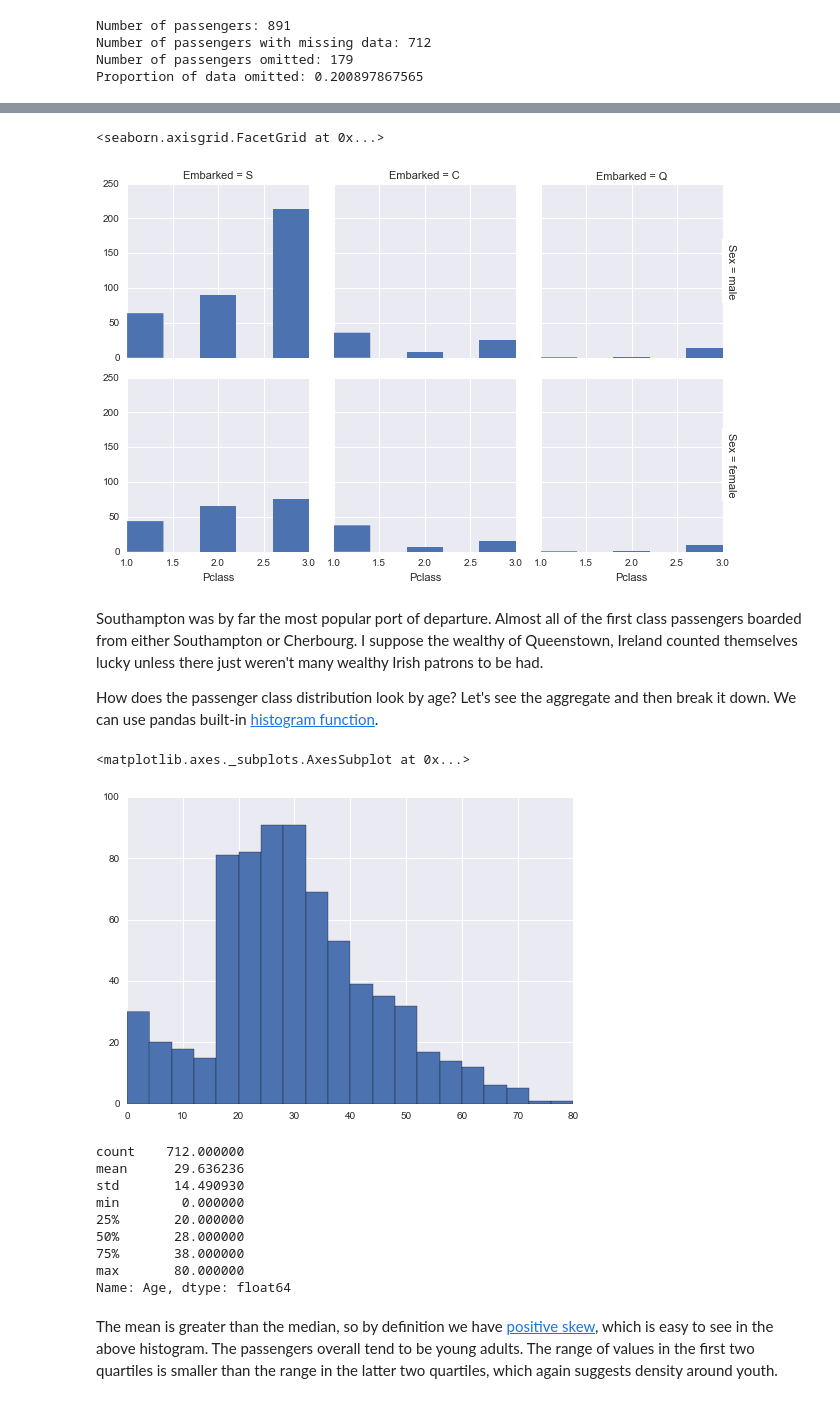
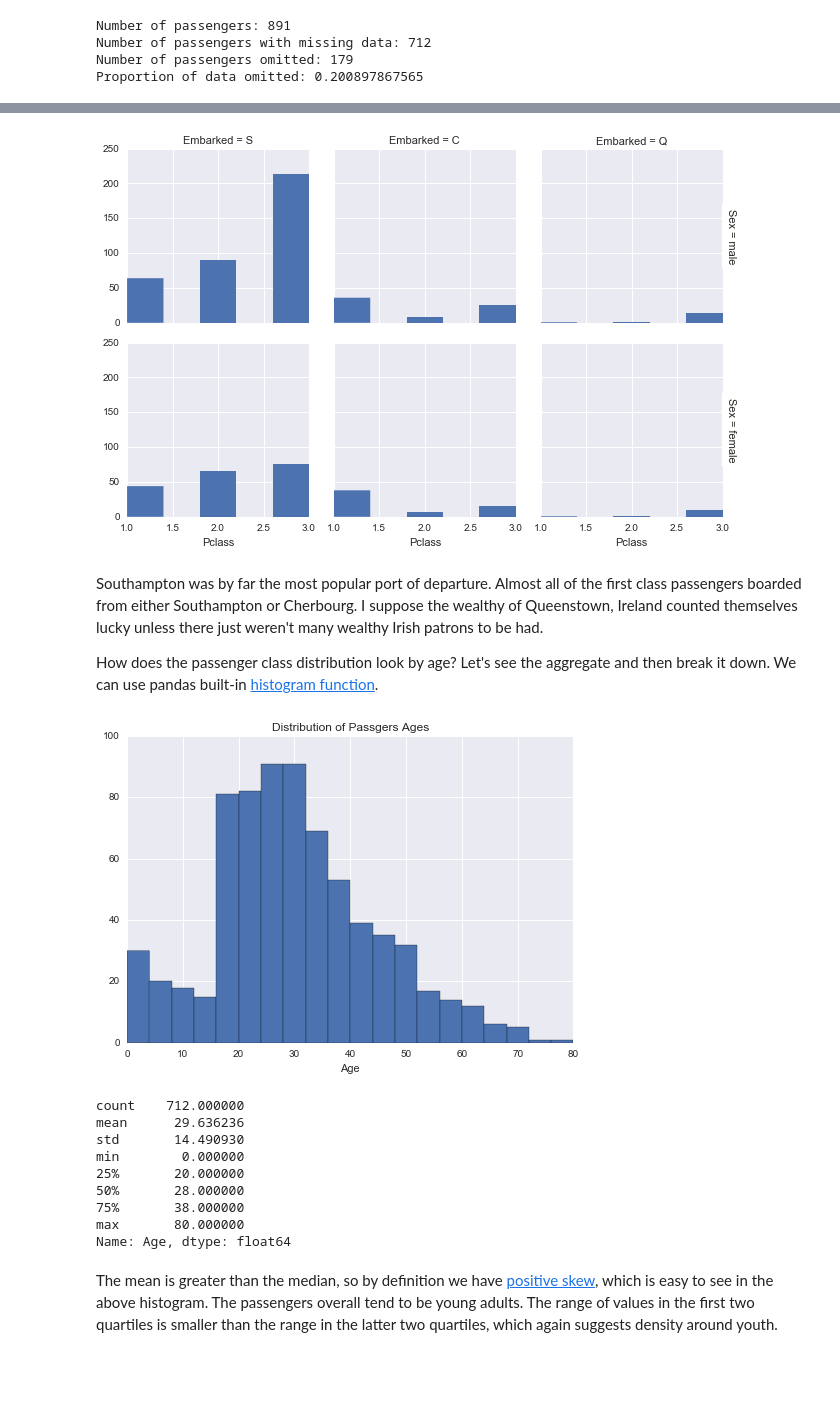
Before and after one commit to nathan-booth/DAND-project2, a Jupyter notebook: titanic.ipynb, the cells around one changed output, grey strips where cells are left out. Drawn from its saved outputs; the diff is of its cells as text; code cells hidden in the pictures; blank space fills up the shorter version.

Commit message:
added descriptive stats, created functions for plots

```diff
--- a/titanic.ipynb
+++ b/titanic.ipynb
@@ -69,32 +125,43 @@ import seaborn as sns
 
 sns.set(style="darkgrid")
 
-grid = sns.FacetGrid(people_df, row='Sex', col='Embarked', margin_titles=True)
-bins = np.linspace(1, 3, 6)
-grid.map(plt.hist, "Pclass", bins=bins, lw=0)
+def create_histogram_grid(df, grid_row, grid_column, bin_number, x):
+    grid = sns.FacetGrid(df, row=grid_row, col=grid_column, margin_titles=True)
+    bins = np.linspace(1, bin_number, 6)
+    grid.map(plt.hist, x, bins=bins, lw=0)
+#grid = sns.FacetGrid(people_df, row='Sex', col='Embarked', margin_titles=True)
+#bins = np.linspace(1, 3, 6)
+#grid.map(plt.hist, "Pclass", bins=bins, lw=0)
+create_histogram_grid(people_df, 'Sex', 'Embarked', 3, 'Pclass')
 # %% [output]
-<seaborn.axisgrid.FacetGrid at 0x...>
 [figure]
 # %% [markdown]
 Southampton was by far the most popular port of departure. Almost all of the first class passengers boarded from either Southampton or Cherbourg. I suppose the wealthy of Queenstown, Ireland counted themselves lucky unless there just weren't many wealthy Irish patrons to be had.
 
 How does the passenger class distribution look by age? Let's see the aggregate and then break it down. We can use pandas built-in [histogram function](http://pandas.pydata.org/pandas-docs/version/0.17.1/generated/pandas.DataFrame.hist.html).
-# %%
-people_df['Age'].hist(bins=20)
-# %% [output]
-<matplotlib.axes._subplots.AxesSubplot at 0x...>
-[figure, removed]
-# %%
-people_df['Age'].describe()
-# %% [output]
-count    712.000000
-mean      29.636236
-std       14.490930
-min        0.000000
-25%       20.000000
-50%       28.000000
-75%       38.000000
-max       80.000000
-Name: Age, dtype: float64
+# %%
+def create_pandas_histogram(df_column, bin_num, x, hist_title):
+    ''' df, int, str, str -> plot
+    Return a histogram, given a dataframe, number of bins, x-axis label,
+    and title for the graph.
+    '''
+    df_column.hist(bins=bin_num)
+    plt.xlabel(x)
+    plt.title(hist_title)
+    plt.show()
+
+create_pandas_histogram(people_df['Age'], 20, 'Age', 'Distribution of Passgers Ages')
+people_df['Age'].describe()
+# %% [output]
+[figure, added]
+count    712.000000
+mean      29.636236
+std       14.490930
+min        0.000000
+25%       20.000000
+50%       28.000000
+75%       38.000000
+max       80.000000
+Name: Age, dtype: float64
 # %% [markdown]
 The mean is greater than the median, so by definition we have [positive skew](https://en.wikipedia.org/wiki/Skewness), which is easy to see in the above histogram. The passengers overall tend to be young adults. The range of values in the first two quartiles is smaller than the range in the latter two quartiles, which again suggests density around youth.
```
Also changed, not shown: parts of 20 cells of this notebook.
